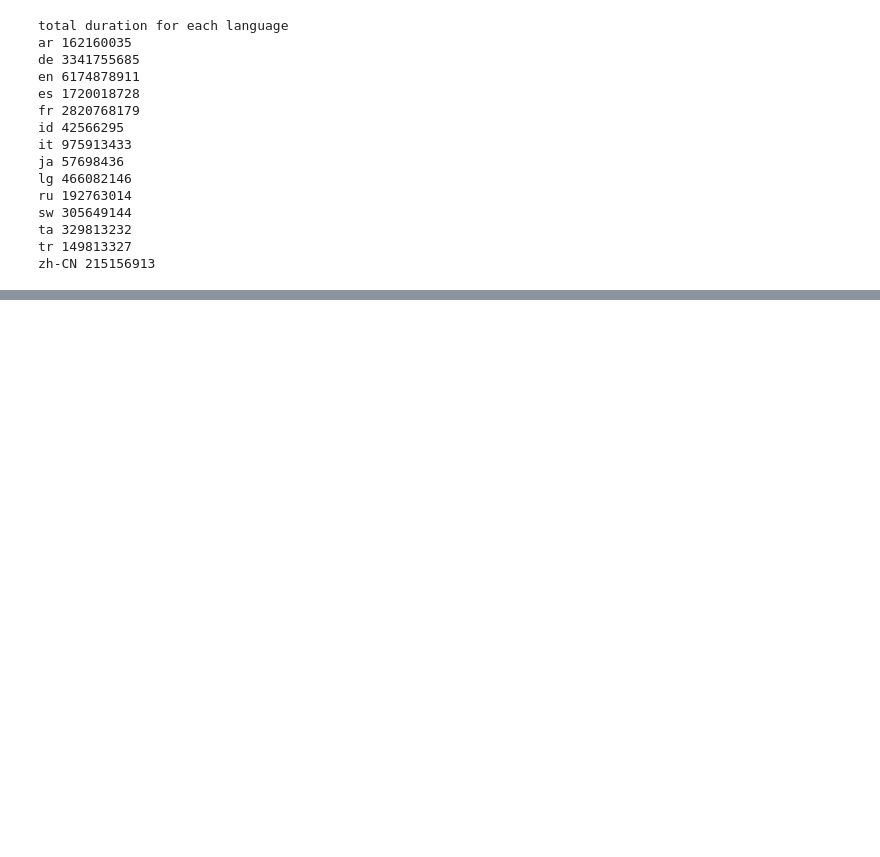
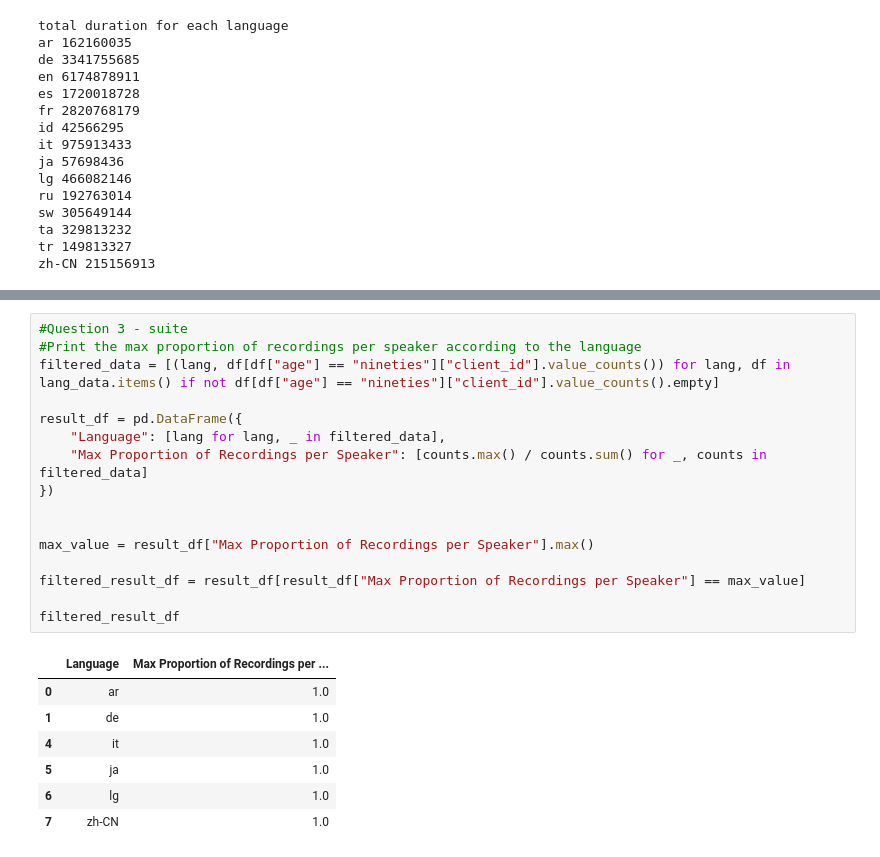
Before and after one commit to aannaaiiss/data_analysis_project, a Jupyter notebook: BEKOLO_data_analysis_final_project.ipynb, the cells around one changed output, grey strips where cells are left out. Cells and saved outputs as stored; diff of their text form; blank space fills up the shorter version.

```diff
--- a/BEKOLO_data_analysis_final_project.ipynb
+++ b/BEKOLO_data_analysis_final_project.ipynb
@@ -119,0 +118,24 @@ zh-CN
+# %%
+#Question 3 - suite
+#Print the max proportion of recordings per speaker according to the language
+filtered_data = [(lang, df[df["age"] == "nineties"]["client_id"].value_counts()) for lang, df in lang_data.items() if not df[df["age"] == "nineties"]["client_id"].value_counts().empty]
+
+result_df = pd.DataFrame({
+    "Language": [lang for lang, _ in filtered_data],
+    "Max Proportion of Recordings per Speaker": [counts.max() / counts.sum() for _, counts in filtered_data]
+})
+
+
+max_value = result_df["Max Proportion of Recordings per Speaker"].max()
+
+filtered_result_df = result_df[result_df["Max Proportion of Recordings per Speaker"] == max_value]
+
+filtered_result_df
+# %% [output]
+|  | Language | Max Proportion of Recordings per ... |
+| 0 | ar | 1.0 |
+| 1 | de | 1.0 |
+| 4 | it | 1.0 |
+| 5 | ja | 1.0 |
+| 6 | lg | 1.0 |
+| 7 | zh-CN | 1.0 |
```
Also changed, not shown: parts of 10 cells of this notebook.
